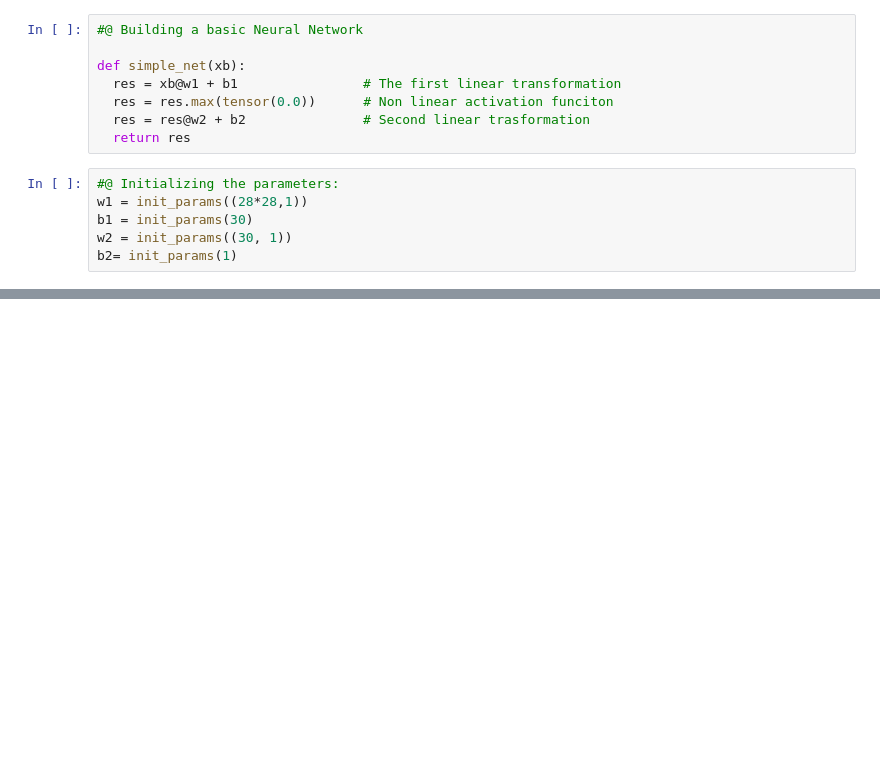
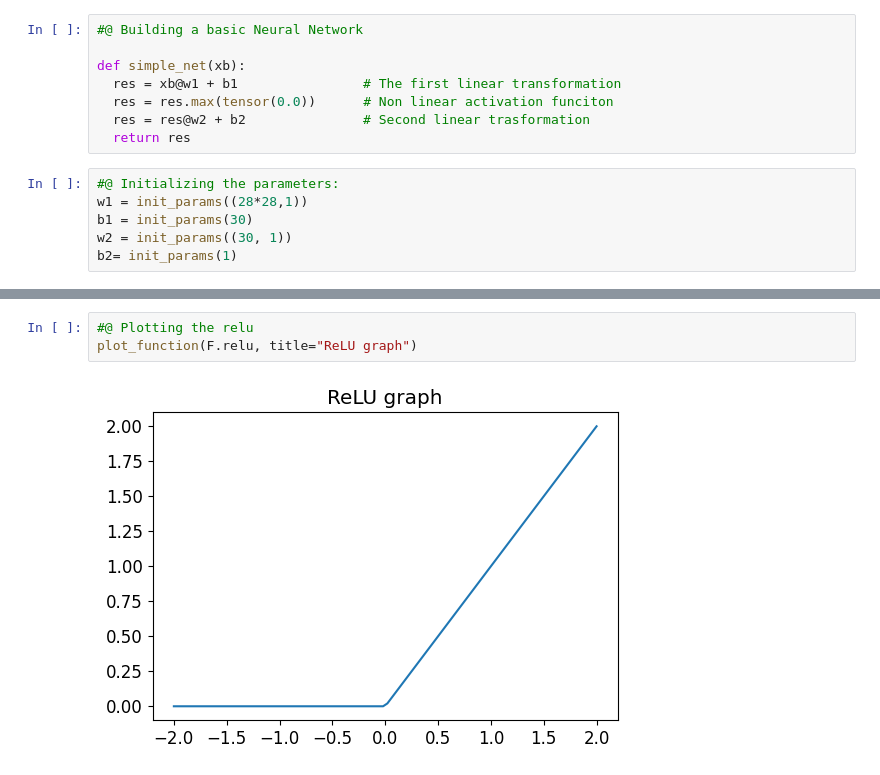
Before and after one commit to Firojpaudel/Machine-Learning-Notes, a Jupyter notebook: Practical Deep Learning For Coders/Chapter_4.ipynb, the cells around one changed output, grey strips where cells are left out. Drawn from its saved outputs; the diff is of its cells as text; blank space fills up the shorter version.

```diff
--- a/Practical Deep Learning For Coders/Chapter_4.ipynb
+++ b/Practical Deep Learning For Coders/Chapter_4.ipynb
@@ -1196,0 +1220,5 @@ b2= init_params(1)
+# %%
+#@ Plotting the relu
+plot_function(F.relu, title="ReLU graph")
+# %% [output]
+[figure, added]
```
Also changed, not shown: parts of 19 cells of this notebook.
